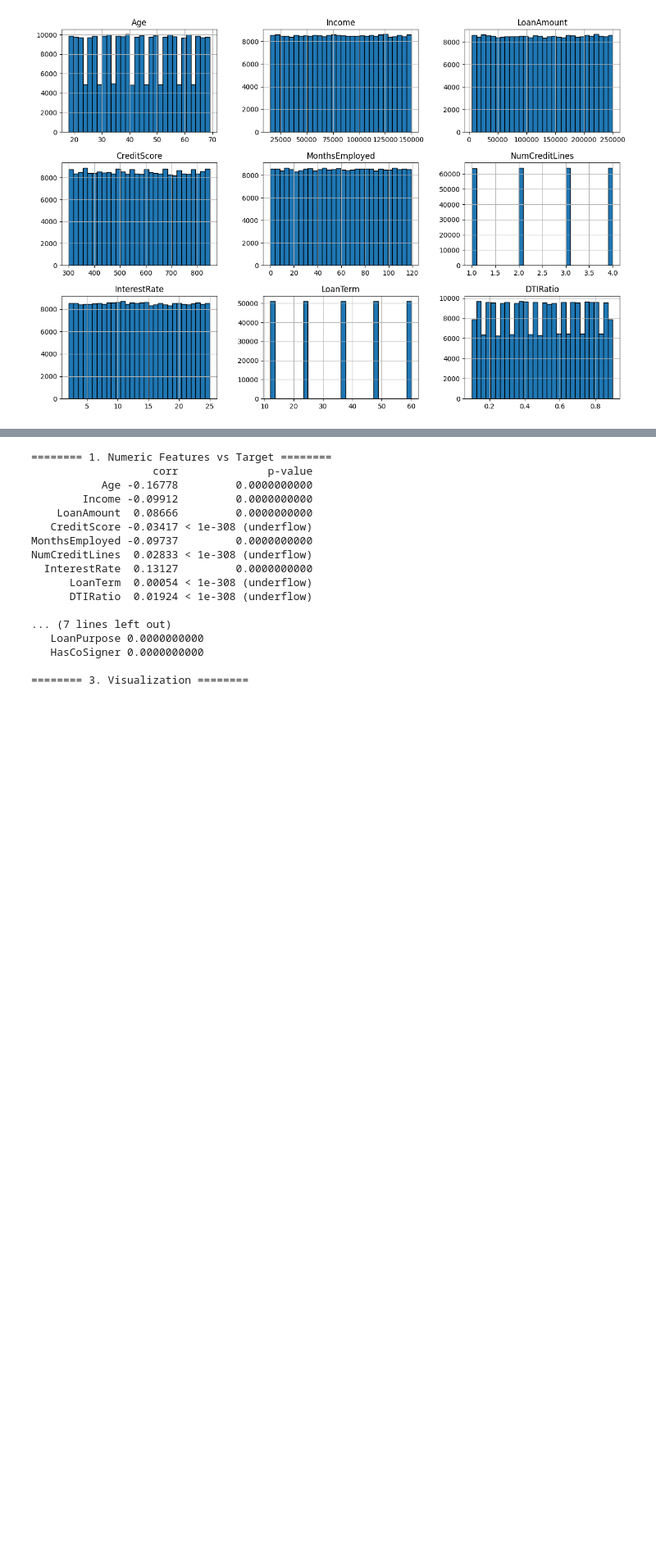
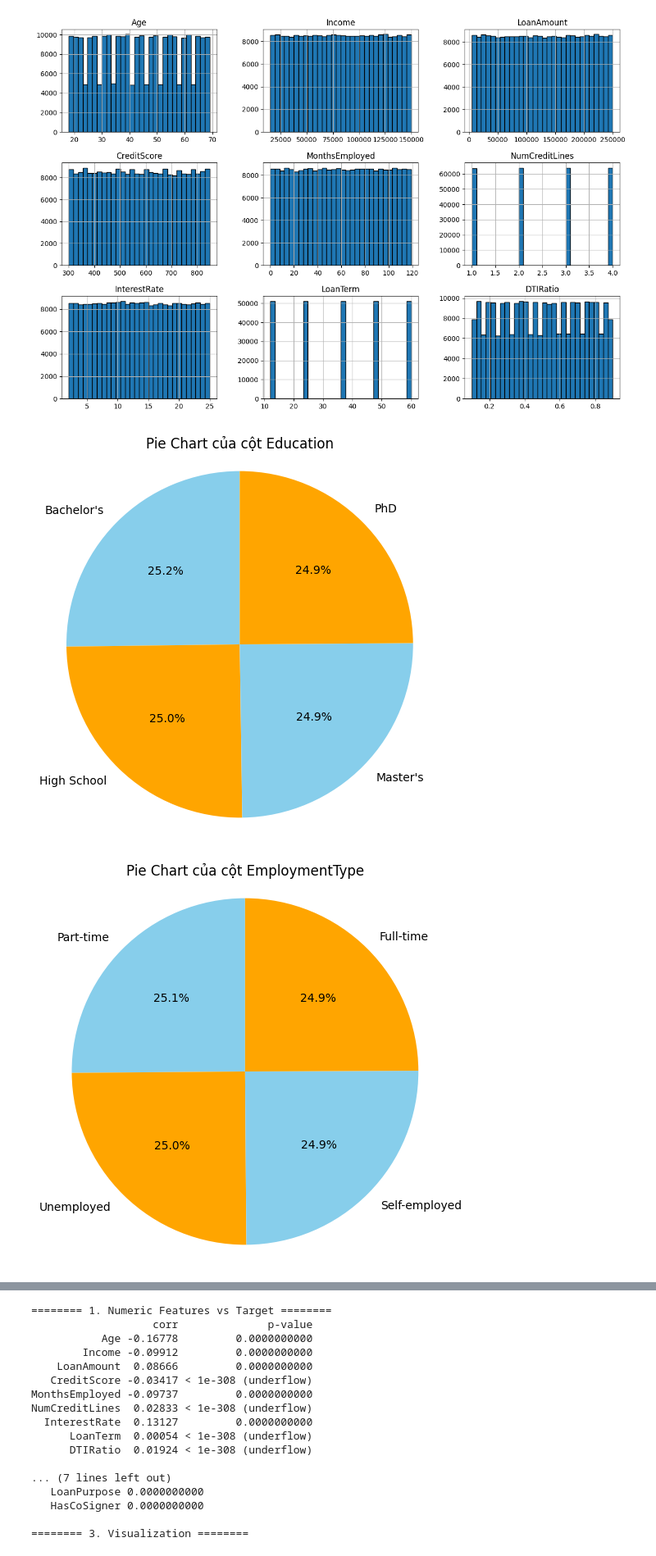
Before and after one commit to tachirevlt/Loan_Default_Prediction_Analysis, a Jupyter notebook: main.ipynb, the cells around one changed output, grey strips where cells are left out. Shown: that part at 82% size. Cells and saved outputs as stored; diff of their text form; code cells hidden in the pictures; blank space fills up the shorter version.

```diff
--- a/main.ipynb
+++ b/main.ipynb
@@ -99,12 +101,15 @@ array([[<Axes: title={'center': 'Age'}>,
         <Axes: title={'center': 'DTIRatio'}>]], dtype=object)
 [figure]
 # %%
-# for column in categorical_features.columns:
-#     counts = categorical_features[column].value_counts()
+for column in categorical_features.columns:
+    counts = categorical_features[column].value_counts()
 
-#     # Vẽ pie chart
-#     plt.figure(figsize=(6,6))
-#     plt.pie(counts, labels=counts.index, autopct='%1.1f%%', startangle=90, colors=['skyblue', 'orange'])
-#     plt.title(f'Pie Chart của cột {column}')
-#     plt.axis('equal')
-#     plt.show()
+    # Vẽ pie chart
+    plt.figure(figsize=(6,6))
+    plt.pie(counts, labels=counts.index, autopct='%1.1f%%', startangle=90, colors=['skyblue', 'orange'])
+    plt.title(f'Pie Chart của cột {column}')
+    plt.axis('equal')
+    plt.show()
+# %% [output]
+[figure, added]
+[figure, added]
```
Also changed, not shown: parts of 13 cells of this notebook, 1 other file.
